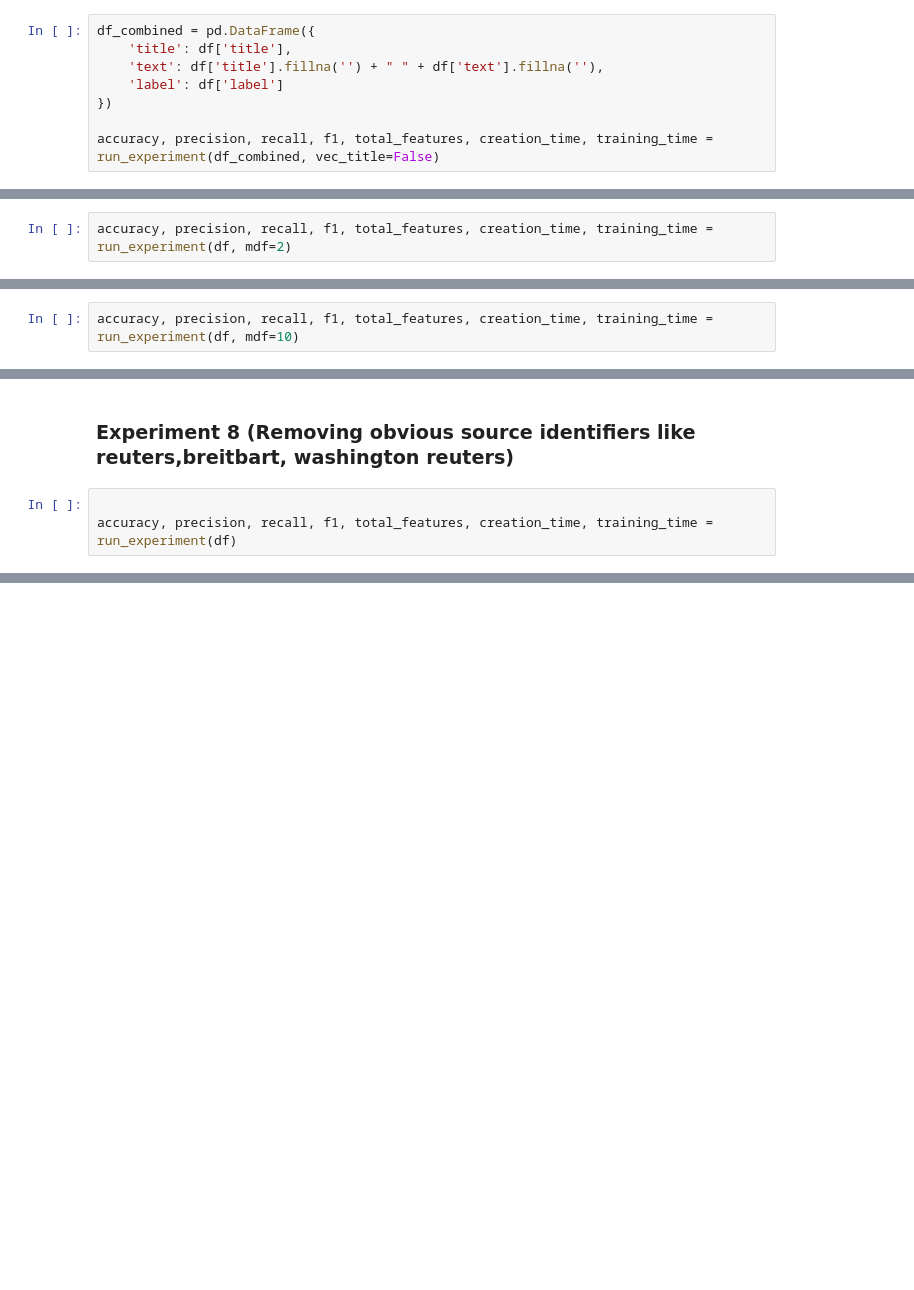
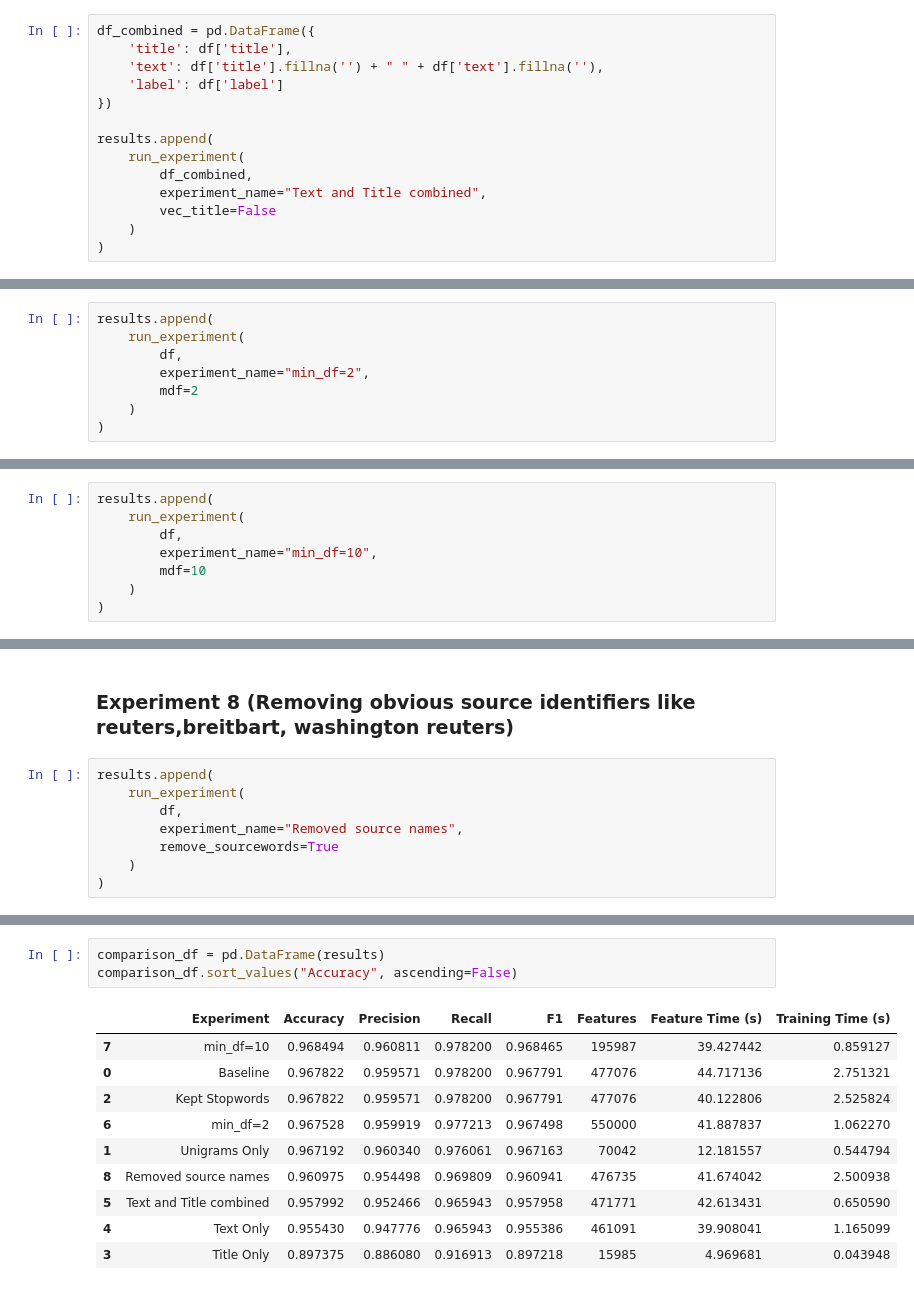
Before and after one commit to aparajaya18-star/fake-news-detector, a Jupyter notebook: detector.ipynb, the cells around one changed output, grey strips where cells are left out. Cells and saved outputs as stored; diff of their text form; blank space fills up the shorter version.

Commit message:
added comparison table

```diff
--- a/detector.ipynb
+++ b/detector.ipynb
@@ -507,5 +535,11 @@ df_combined = pd.DataFrame({
     'label': df['label']
 })
 
-accuracy, precision, recall, f1, total_features, creation_time, training_time = run_experiment(df_combined, vec_title=False)
+results.append(
+    run_experiment(
+        df_combined,
+        experiment_name="Text and Title combined",
+        vec_title=False
+    )
+)
 # %% [output]
@@ -529,5 +563,11 @@ Confusion Matrix:
 # %% [markdown]
 ### Experiment 6 (min_df=2)
 # %%
-accuracy, precision, recall, f1, total_features, creation_time, training_time = run_experiment(df, mdf=2)
+results.append(
+    run_experiment(
+        df,
+        experiment_name="min_df=2",
+        mdf=2
+    )
+)
 # %% [output]
@@ -551,5 +591,11 @@ Confusion Matrix:
 # %% [markdown]
 ### Experiment 7 (min_df=10)
 # %%
-accuracy, precision, recall, f1, total_features, creation_time, training_time = run_experiment(df, mdf=10)
+results.append(
+    run_experiment(
+        df,
+        experiment_name="min_df=10",
+        mdf=10
+    )
+)
 # %% [output]
@@ -573,6 +619,11 @@ Confusion Matrix:
 # %% [markdown]
 ### Experiment 8 (Removing obvious source identifiers like reuters,breitbart, washington reuters)
 # %%
-
-accuracy, precision, recall, f1, total_features, creation_time, training_time = run_experiment(df)
+results.append(
+    run_experiment(
+        df,
+        experiment_name="Removed source names",
+        remove_sourcewords=True
+    )
+)
 # %% [output]
@@ -595,0 +647,14 @@ Confusion Matrix:
+# %%
+comparison_df = pd.DataFrame(results)
+comparison_df.sort_values("Accuracy", ascending=False)
+# %% [output]
+|  | Experiment | Accuracy | Precision | Recall | F1 | Features | Feature Time (s) | Training Time (s) |
+| 7 | min_df=10 | 0.968494 | 0.960811 | 0.978200 | 0.968465 | 195987 | 39.427442 | 0.859127 |
+| 0 | Baseline | 0.967822 | 0.959571 | 0.978200 | 0.967791 | 477076 | 44.717136 | 2.751321 |
+| 2 | Kept Stopwords | 0.967822 | 0.959571 | 0.978200 | 0.967791 | 477076 | 40.122806 | 2.525824 |
+| 6 | min_df=2 | 0.967528 | 0.959919 | 0.977213 | 0.967498 | 550000 | 41.887837 | 1.062270 |
+| 1 | Unigrams Only | 0.967192 | 0.960340 | 0.976061 | 0.967163 | 70042 | 12.181557 | 0.544794 |
+| 8 | Removed source names | 0.960975 | 0.954498 | 0.969809 | 0.960941 | 476735 | 41.674042 | 2.500938 |
+| 5 | Text and Title combined | 0.957992 | 0.952466 | 0.965943 | 0.957958 | 471771 | 42.613431 | 0.650590 |
+| 4 | Text Only | 0.955430 | 0.947776 | 0.965943 | 0.955386 | 461091 | 39.908041 | 1.165099 |
+| 3 | Title Only | 0.897375 | 0.886080 | 0.916913 | 0.897218 | 15985 | 4.969681 | 0.043948 |
```
Also changed, not shown: parts of 14 cells of this notebook.
